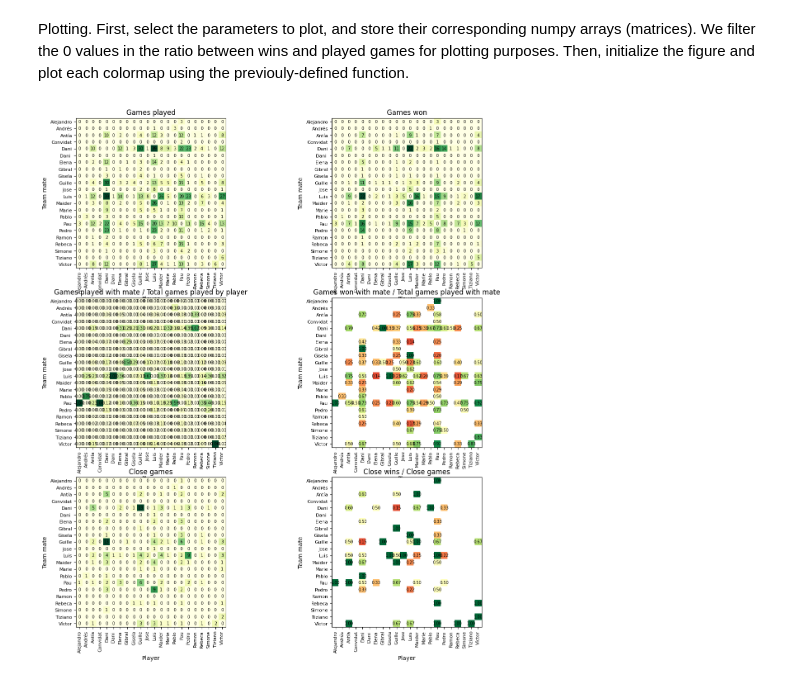
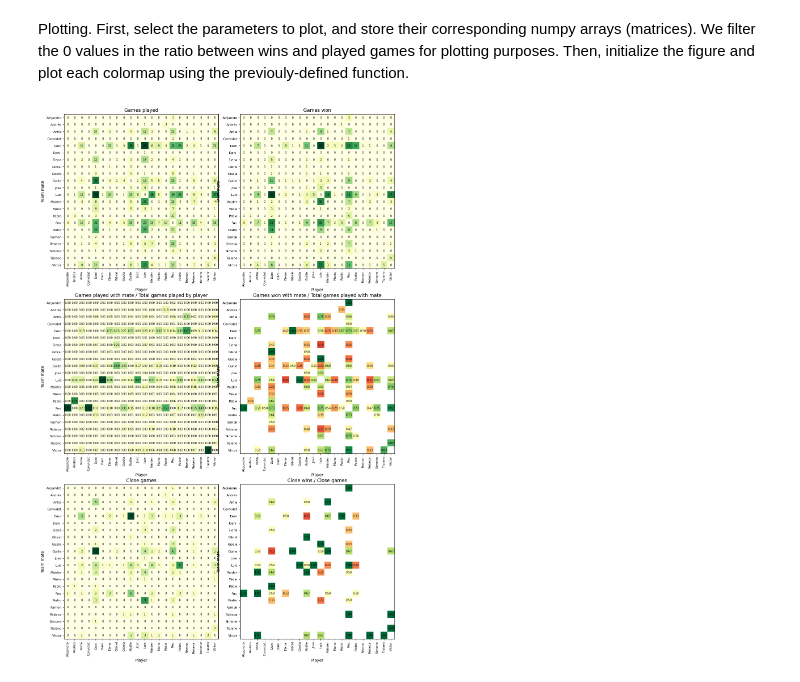
Before and after one commit to pgrebolt/ICEChampionsLeague, a Jupyter notebook: plot_frequencies.ipynb, the cells around one changed output. Cells and saved outputs as stored; diff of their text form; code cells hidden in the pictures.

Commit message:
Adapted figsize to a 3x2 layout

```diff
--- a/plot_frequencies.ipynb
+++ b/plot_frequencies.ipynb
@@ -76,36 +76,36 @@ teammatesclosewins_played = dataarray['CloseWinsPlayed'].values.astype(float) #
 teammatesplayed_wins[teammatesplayed_wins == 0.] = np.nan
 teammatesclosewins_played[teammatesclosewins_played == 0.] = np.nan
 
-fig, axs = plt.subplots(figsize=(16,16), ncols = 2, nrows = 3)
+fig, axs = plt.subplots(figsize=(16,16*3/2), ncols = 2, nrows = 3)
 plt.subplots_adjust(wspace=0.)
 axs = axs.flatten()
 
 heatmap_frequencies(teammates, axs[0])
 heatmap_frequencies(teammates_wins, axs[1])
 heatmap_frequencies(teammatesplayed, axs[2])
 heatmap_frequencies(teammatesplayed_wins, axs[3], cmap = 'RdYlGn') # la parella més efectiva és la que té aquest valor més alt
 heatmap_frequencies(teammatesclosematches, axs[4]) # la parella més efectiva és la que té aquest valor més alt
 heatmap_frequencies(teammatesclosewins_played, axs[5], cmap = 'RdYlGn') # la parella més efectiva és la que té aquest valor més alt
 
 # Add tick labels
 axs[0].set_title("Games played")
 axs[1].set_title("Games won")
 axs[2].set_title("Games played with mate / Total games played by player")
 axs[3].set_title("Games won with mate / Total games played with mate")
 axs[4].set_title("Close games")
 axs[5].set_title("Close wins / Close games")
 
 for i in range(6):
     axs[i].set_xticks(ticks=np.arange(len(players_names)))
     axs[i].set_xticklabels(players_names, rotation=90, fontsize=8)
     axs[i].set_yticks(ticks=np.arange(len(players_names)))
     axs[i].set_yticklabels(players_names, rotation=0, fontsize=8)
 
     axs[i].set_ylabel("Team mate")
     axs[i].set_xlabel("Player")
 
 plt.savefig('results/frequencies.png', dpi=300, bbox_inches='tight')
 # %% [output]
-[figure, old version]
+[figure, new version]
 # %%
 dataarray.close()
```
